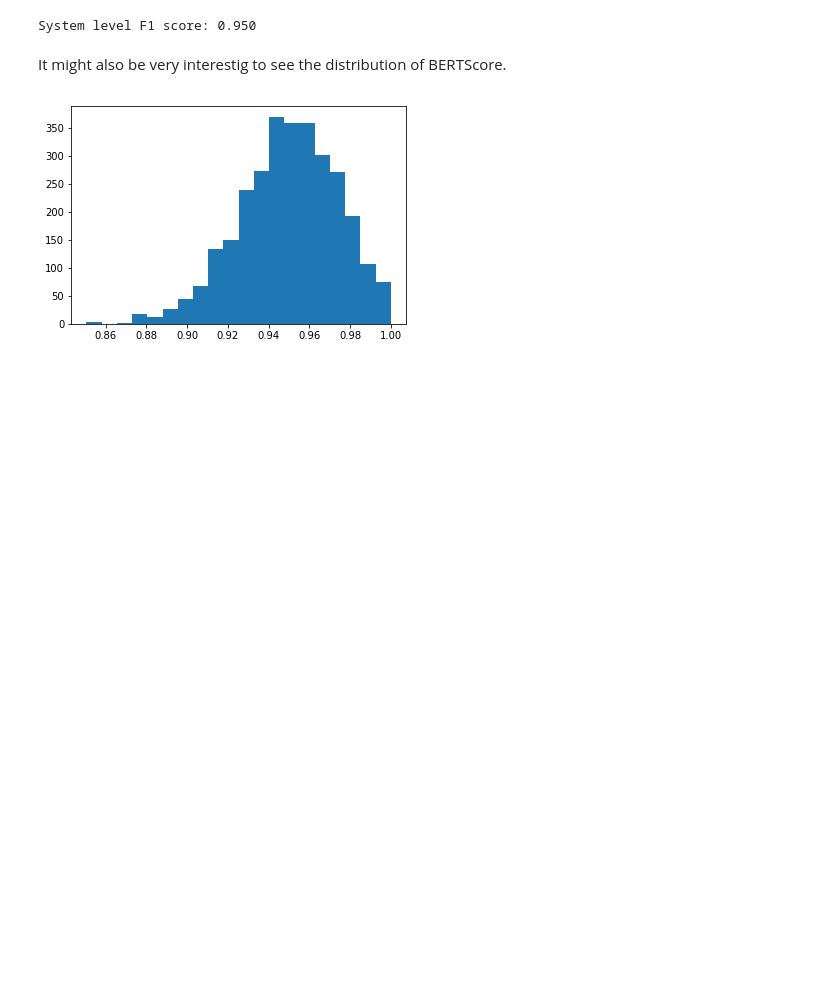
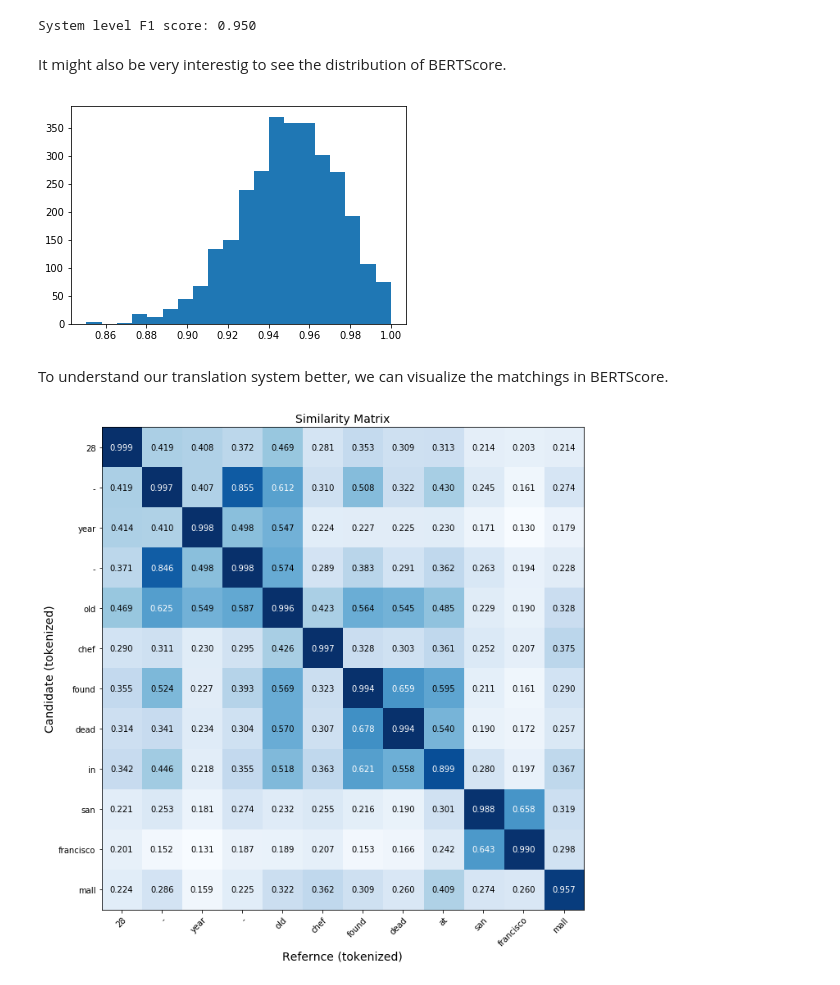
Before and after one commit to Tiiiger/bert_score, a Jupyter notebook: example/Demo.ipynb, the cells around one changed output. Cells and saved outputs as stored; diff of their text form; code cells hidden in the pictures; blank space fills up the shorter version.

```diff
--- a/example/Demo.ipynb
+++ b/example/Demo.ipynb
@@ -63,3 +61,5 @@ plt.hist(F1, bins=20)
 plt.show()
 # %% [output]
 [figure]
+# %% [markdown]
+To understand our translation system better, we can visualize the matchings in BERTScore.
@@ -65,0 +68,4 @@ plt.show()
+# %%
+plot_example(cands[0], refs[0], model_type='bert-base-uncased')
+# %% [output]
+[figure, added]
```
Also changed, not shown: parts of 3 cells of this notebook.
